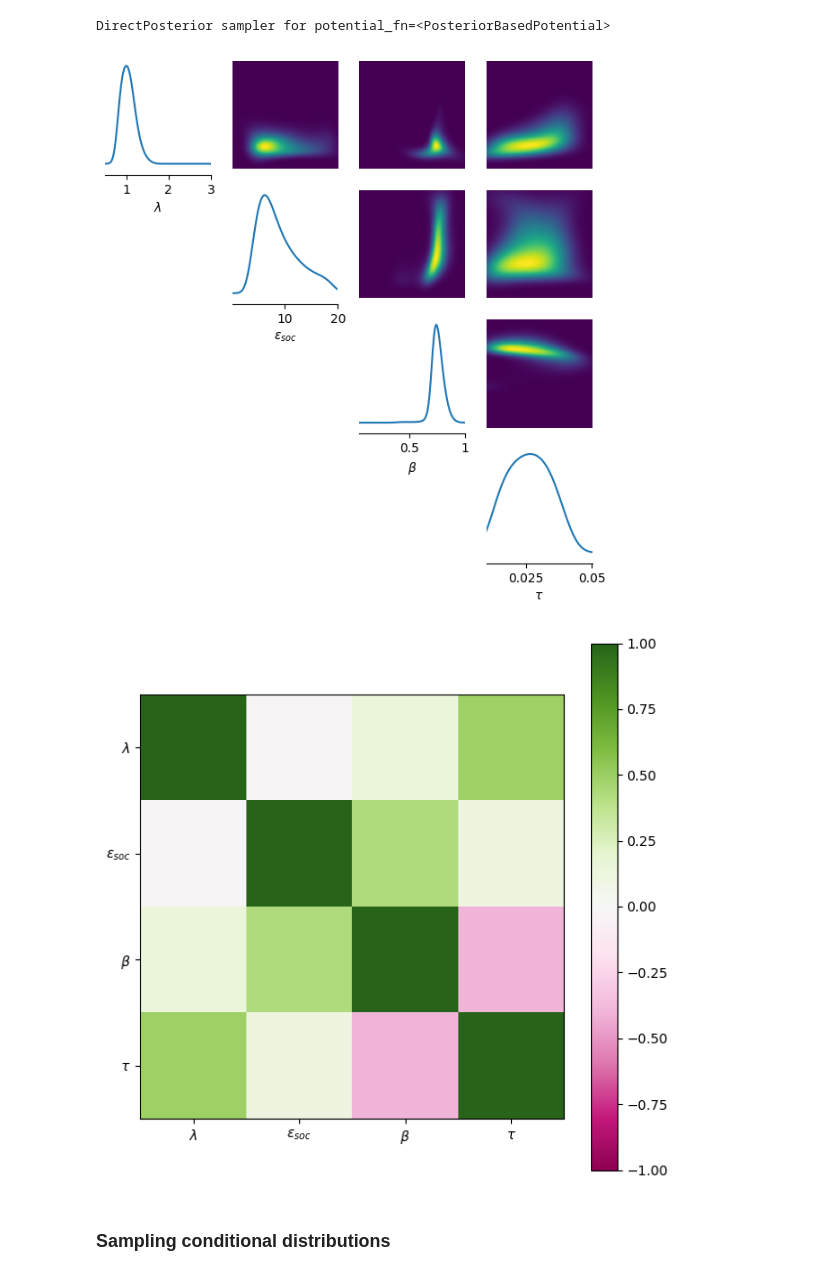
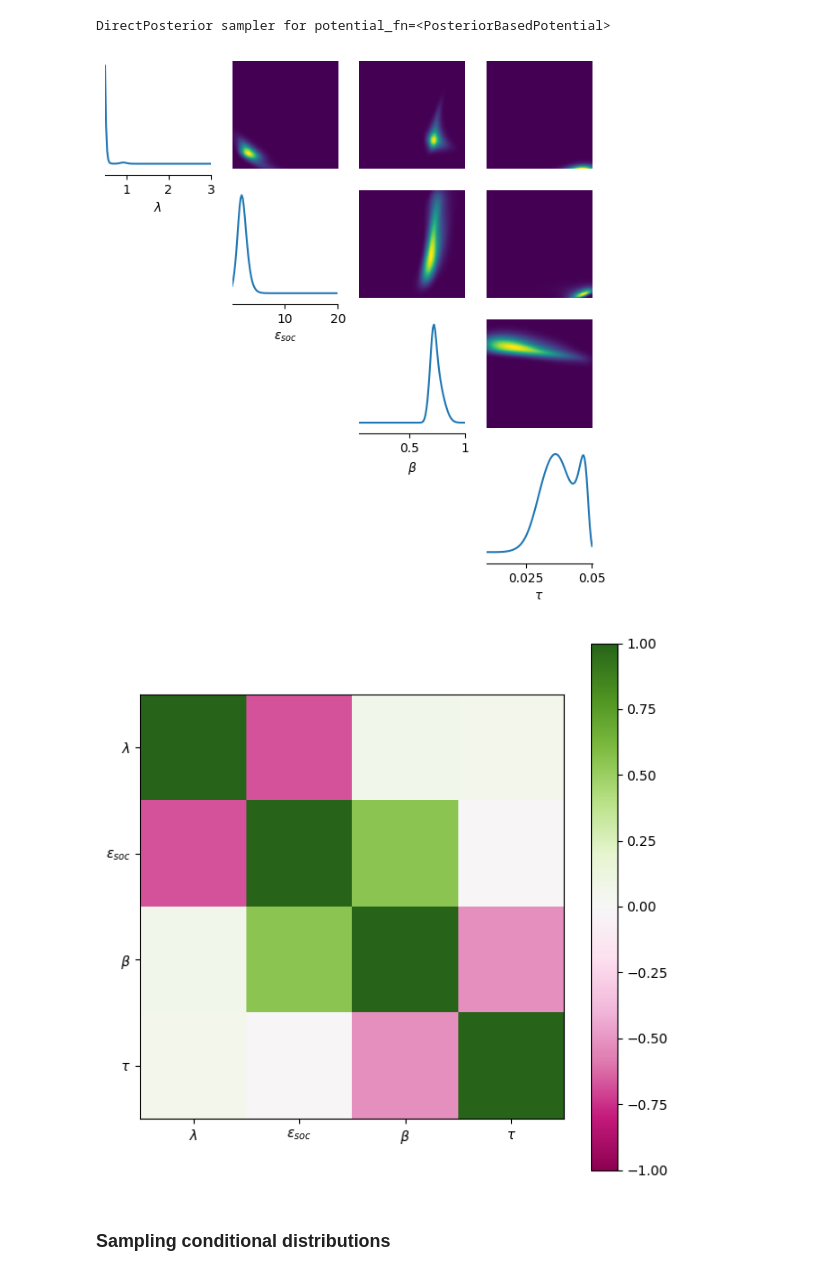
Before and after one commit to vagechirkov/Spatial-MAB-ABM, a Jupyter notebook: abm/sbi_pipeline.ipynb, the cells around one changed output. Saved outputs shown, nothing was run; the diff lists cells and outputs as text; code cells hidden in the pictures.

```diff
--- a/abm/sbi_pipeline.ipynb
+++ b/abm/sbi_pipeline.ipynb
@@ -256,21 +262,21 @@ posterior.set_default_x(x_obs)
 # %% [output]
 DirectPosterior sampler for potential_fn=<PosteriorBasedPotential>
 # %%
-# cond1 = [1.11, 12, 0.33, 0.03]
+cond1 = [1.11, 12, 0.33, 0.03]
 # cond1 = [1.048, 7.427, 0.719, 0.021]
-cond1 = [1.048, 7.427, 0.719, 0.021]
+# cond1 = [1.048, 7.427, 0.719, 0.021]
 
 _ = conditional_pairplot(
     density=posterior,
     resolution=100,
     condition=torch.as_tensor([cond1]),  # [1.11, 3, 0.33, 0.03]
     limits=limits,
     # points=[[1.4, 9, 0.1, 0.006], [2.4, 9, 0.2, 0.006]],  # , [2, 0.55, 0.2, 0.007]  # [1.11, 12, 0.33, 0.03]
     figsize=(7, 7),
     labels=["$\\lambda$", "$\\epsilon_{soc}$", "$\\beta$", "$\\tau$"]
 )
 # %% [output]
-[figure, old version]
+[figure, new version]
 # %%
 cond_coeff_mat = conditional_corrcoeff(
     density=posterior,
@@ -283,7 +289,7 @@ plt.xticks(range(4), ["$\\lambda$", "$\\epsilon_{soc}$", "$\\beta$", "$\\tau$"])
 plt.yticks(range(4), ["$\\lambda$", "$\\epsilon_{soc}$", "$\\beta$", "$\\tau$"])
 _ = fig.colorbar(im)
 # %% [output]
-[figure, old version]
+[figure, new version]
 # %% [markdown]
 ### Sampling conditional distributions
 # %%
```
Also changed, not shown: parts of 52 cells of this notebook.
